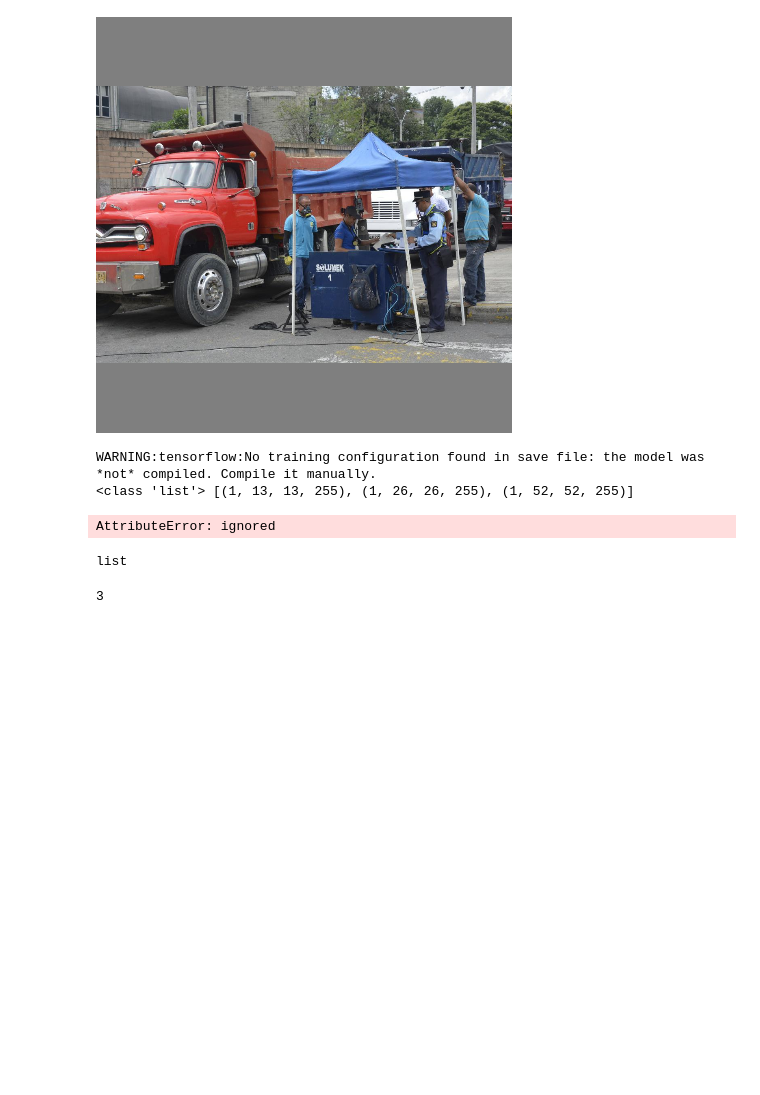
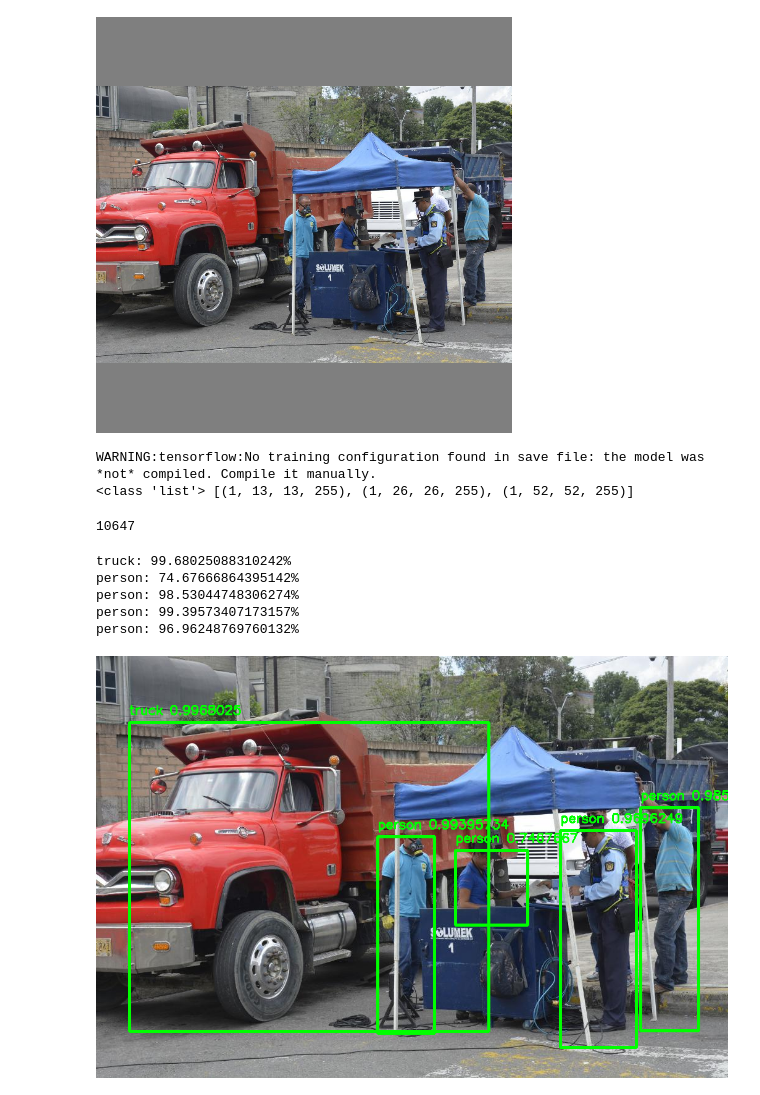
Before and after one commit to SaumilShah-7/Google-AI-Open-Images-Object-Detection-Kaggle, a Jupyter notebook: Google_AI_Open_Images_Object_Detection_(using_YOLOv3).ipynb, the cells around one changed output. Drawn from its saved outputs; the diff is of its cells as text; code cells hidden in the pictures; blank space fills up the shorter version.

```diff
--- a/Google_AI_Open_Images_Object_Detection_(using_YOLOv3).ipynb
+++ b/Google_AI_Open_Images_Object_Detection_(using_YOLOv3).ipynb
@@ -307,6 +306,9 @@ def bbox_iou(box1, box2):
 # %% [markdown]
 **YOLOv3 Output Processing**
 # %%
+def _sigmoid(x):
+    return 1. / (1. + np.exp(-x))
+
 def decode_netout(netout, anchors, obj_thresh, nms_thresh, net_h, net_w):
     grid_h, grid_w = netout.shape[:2]
     nb_box = 3
@@ -442,6 +457,7 @@ labels = ["person", "bicycle", "car", "motorbike", "aeroplane", "bus", "train",
 from google.colab.patches import cv2_imshow
 
 image = cv2.imread('challenge2018_test/00000b4dcff7f799.jpg')
+image_h, image_w, image_c = image.shape
 cv2_imshow(image)
 
 image_p = preprocess_input(image, net_h, net_w)
@@ -460,16 +476,22 @@ print(type(output), [i.shape for i in output])
 WARNING:tensorflow:No training configuration found in save file: the model was *not* compiled. Compile it manually.
 <class 'list'> [(1, 13, 13, 255), (1, 26, 26, 255), (1, 52, 52, 255)]
 # %%
-for i in output:
-  boxes += decode_netout(output[i], anchors[i], obj_thresh, nms_thresh, net_h, net_w)
+boxes = []
+for i in range(3):
+  boxes += decode_netout(output[i][0], anchors[i], obj_thresh, nms_thresh, net_h, net_w)
+
+print(len(boxes))
 # %% [output]
-AttributeError: ignored
+10647
-# %%
-type(output)
-# %% [output]
-list
-# %%
-output[0].shape
-len(output)
-# %% [output]
-3
+# %%
+correct_yolo_boxes(boxes, image_h, image_w, net_h, net_w)
+do_nms(boxes, nms_thresh)
+image_o = draw_boxes(image, boxes, labels, obj_thresh)
+cv2_imshow(image_o)
+# %% [output]
+truck: 99.68025088310242%
+person: 74.67666864395142%
+person: 98.53044748306274%
+person: 99.39573407173157%
+person: 96.96248769760132%
+[figure, added]
```
Also changed, not shown: parts of 7 cells of this notebook.
